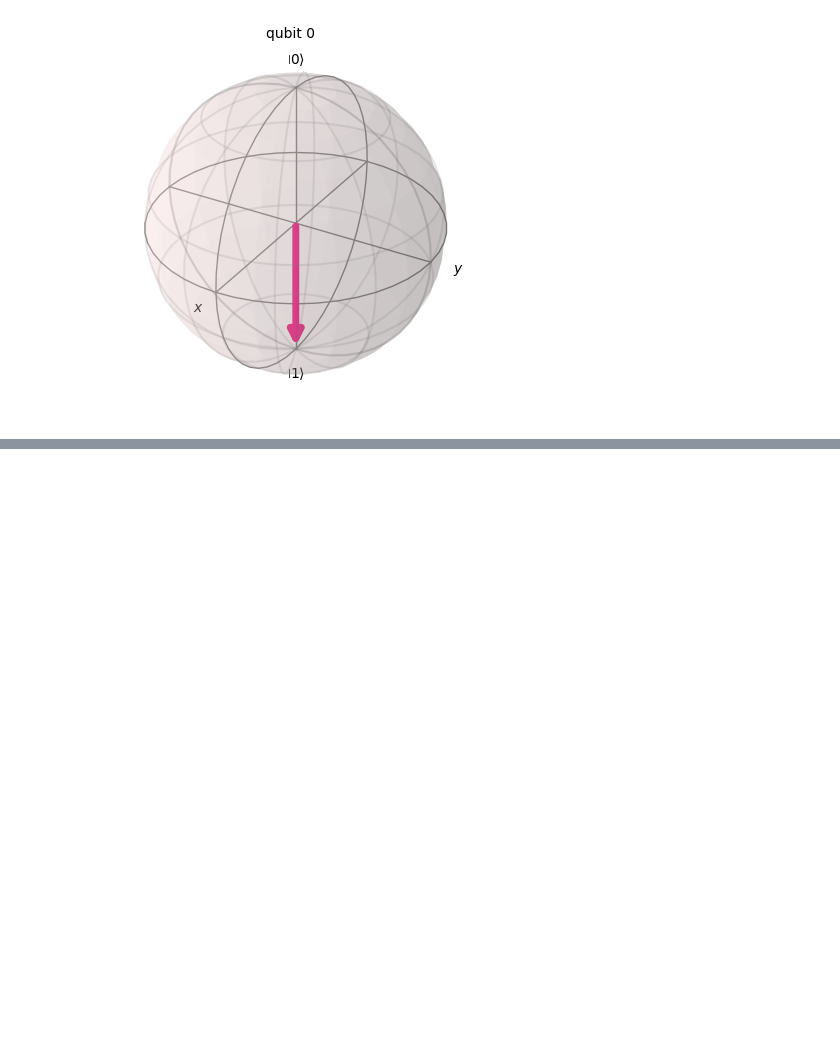
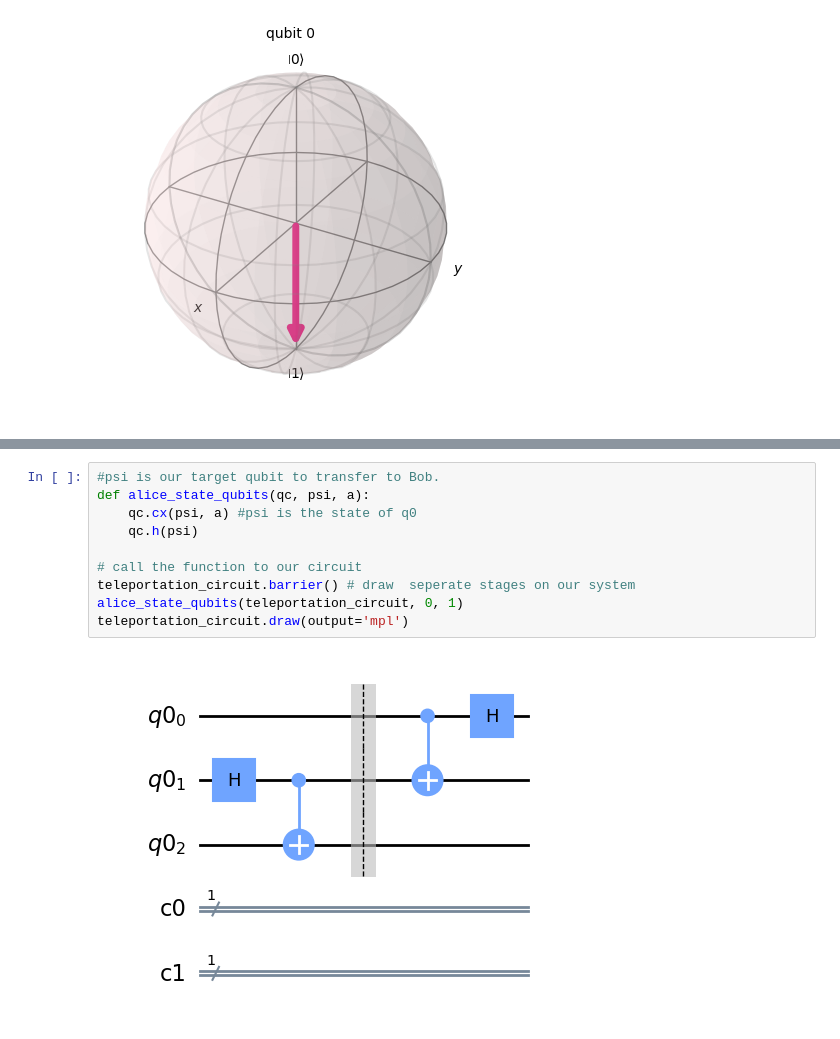
Before and after one commit to Kcops11/SeniorDesignQuantum17, a Jupyter notebook: jupyter/quantum.ipynb, the cells around one changed output, grey strips where cells are left out. Cells and saved outputs as stored; diff of their text form; blank space fills up the shorter version.

```diff
--- a/jupyter/quantum.ipynb
+++ b/jupyter/quantum.ipynb
@@ -43,0 +81,12 @@ pbm(state)
+# %%
+#psi is our target qubit to transfer to Bob.
+def alice_state_qubits(qc, psi, a):
+    qc.cx(psi, a) #psi is the state of q0
+    qc.h(psi)
+
+# call the function to our circuit
+teleportation_circuit.barrier() # draw  seperate stages on our system
+alice_state_qubits(teleportation_circuit, 0, 1)
+teleportation_circuit.draw(output='mpl')
+# %% [output]
+[figure, added]
```
Also changed, not shown: parts of 14 cells of this notebook, 1 other file.
